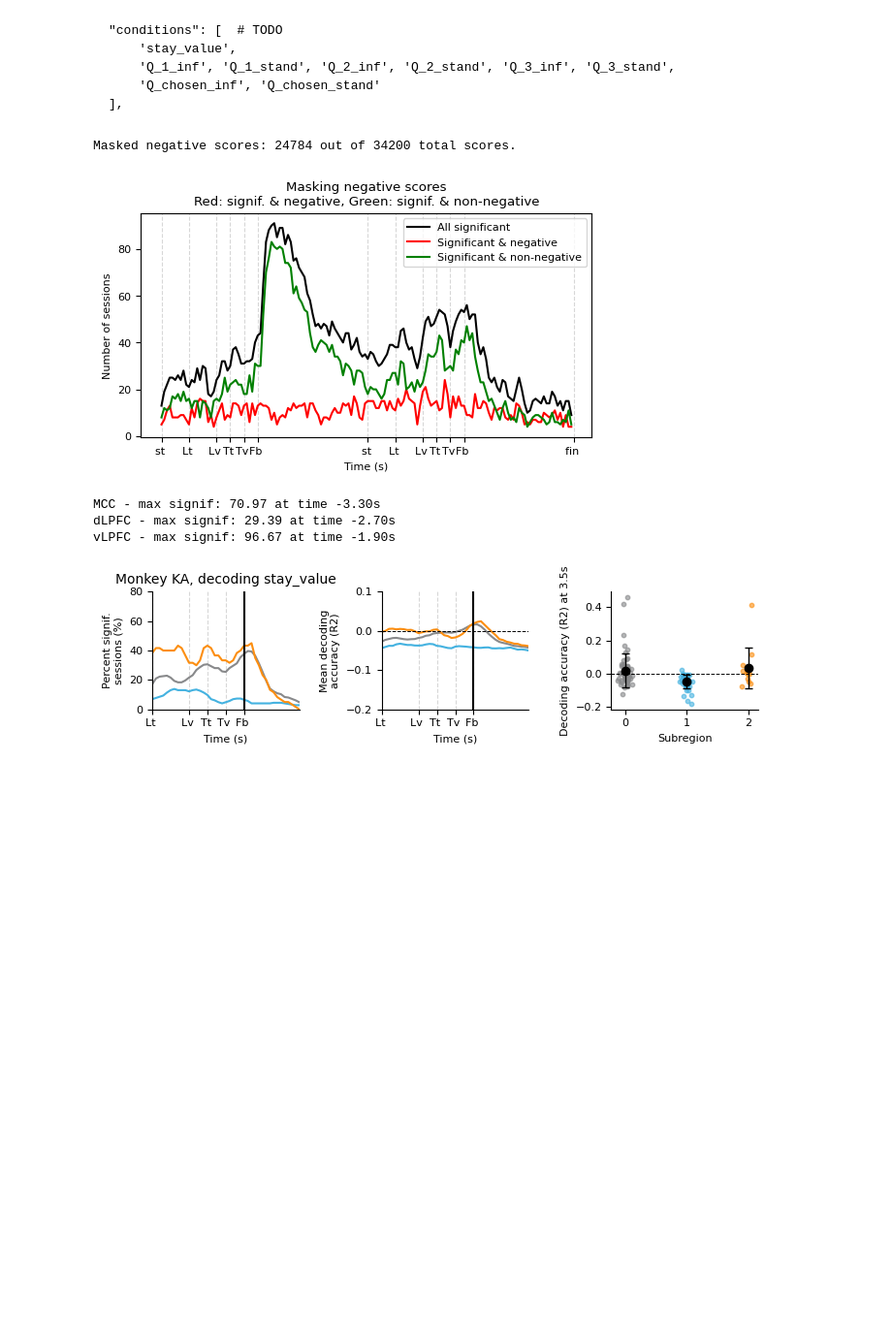
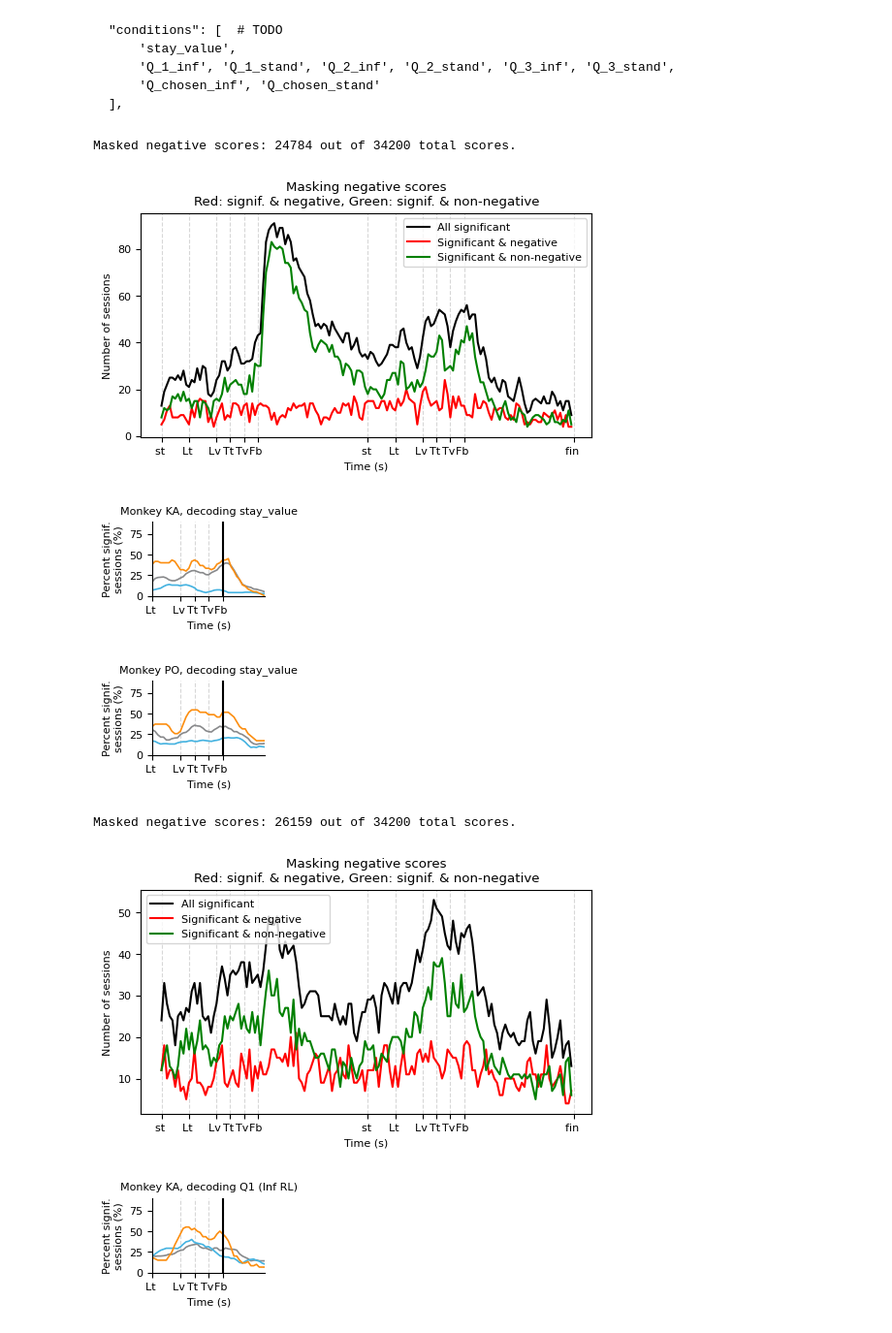
Before and after one commit to ungzs1/popy_05, a Jupyter notebook: notebooks/population_decoding/linear_decoders/eval_decoding.ipynb, the cells around one changed output. Shown at 97% size. Saved outputs shown, nothing was run; the diff lists cells and outputs as text; code cells hidden in the pictures; blank space fills up the shorter version.

```diff
--- a/notebooks/population_decoding/linear_decoders/eval_decoding.ipynb
+++ b/notebooks/population_decoding/linear_decoders/eval_decoding.ipynb
@@ -2110,36 +2184,37 @@ for config_name, config in configs.items():
 
     # load results
 
     res = load_decoding_res_new(folder=folder)
     res = add_subareas(res)  # add subareas to the results
     res = res.sel(target=target)  # select target of interest, e.g. feedback or value
 
     # if 'group' in dims and its nan, remove it. if not nan, raise error
     if 'group_target' in res.dims:
         if res.group_target == 'None':
             res = res.mean('group_target')
         else:
             raise ValueError("group_target was used so the plotting method cant handle this.")
 
     # mask significants
     res_target_signifs = mask_N_consecutives(res.pvals <= plim, N=N_consecutives)  # mask N consecutive non-significant bins
     res['if_significant'] = res_target_signifs  # add as new dataarray to the results
-    res = mask_negative_scores(res, plot_res=True)  # mask negative scores, only for ka monkey
+    res = mask_negative_scores(res, plot_res=False)  # mask negative scores, only for ka monkey
 
     for monkey in np.unique(res.monkey.values):
         res_temp = res.sel(session=res.monkey == monkey)
         title = f'Monkey {monkey.upper()}, decoding {target_tits(target)}'
-        fig, axs = plot_simple_decoding(res_temp, t_window=t_window, mark_event='Fb', n_extra_trials=n_extra_trials, paper_format=paper_format, title=title, ylim=(0, 80))
+        fig, axs = plot_simple_decoding_signif_only(res_temp, t_window=t_window, mark_event='Fb', n_extra_trials=n_extra_trials, title=title, ylim=(0, 90))
 
         # save the figure
         floc = os.path.join(PATH, 'notebooks', 'population_decoding', 'figs', 'time_resolved_decoders', 'supplementary', f'{monkey}_{target}_decoding.svg')
         plt.savefig(floc, bbox_inches='tight', dpi=300, transparent=True)
         plt.show()
         plt.close()
 # %% [output]
 Masked negative scores: 24784 out of 34200 total scores.
 [figure]
+[figure, new version]
+[figure, new version]
-MCC - max signif: 70.97 at time -3.30s
-dLPFC - max signif: 29.39 at time -2.70s
-vLPFC - max signif: 96.67 at time -1.90s
+Masked negative scores: 26159 out of 34200 total scores.
-[figure, old version]
+[figure]
+[figure, new version]
```
Also changed, not shown: parts of 11 cells of this notebook, 28 other files.
